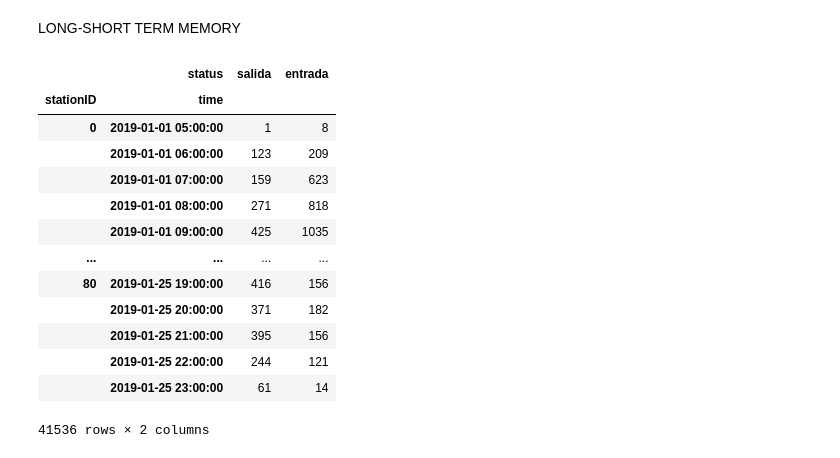
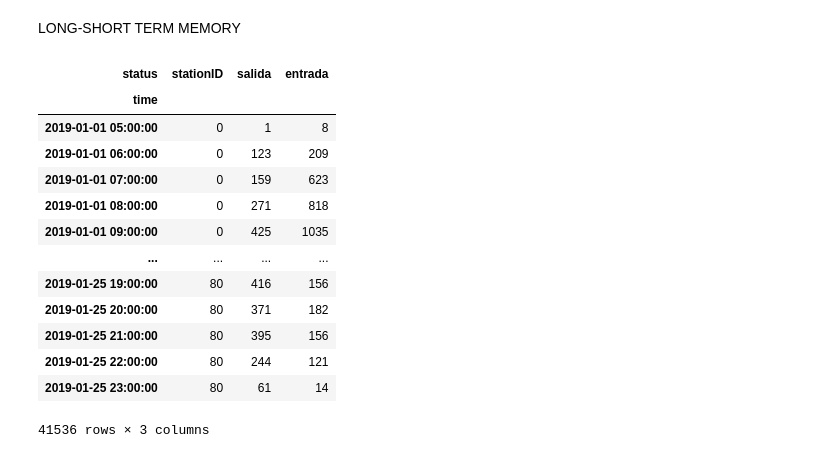
Before and after one commit to quiquecueto/TFM-Intelligent-Systems, a Jupyter notebook: TFM_project.ipynb, the cells around one changed output. Drawn from its saved outputs; the diff is of its cells as text; code cells hidden in the pictures.

```diff
--- a/TFM_project.ipynb
+++ b/TFM_project.ipynb
@@ -623,19 +629,21 @@ LONG-SHORT TERM MEMORY
 # %%
 lstm_df = records.groupby(['stationID', pd.Grouper(freq='H', level=0), 'status'])['userID'].count().unstack(fill_value=0)
 lstm_df.rename(columns={0: 'salida', 1: 'entrada'}, inplace=True)
+lstm_df.reset_index(inplace=True)
+lstm_df.set_index('time', inplace=True)
 lstm_df
 # %% [output]
-|  | status | salida | entrada |
-| stationID | time |  |  |
-| 0 | 2019-01-01 05:00:00 | 1 | 8 |
-|  | 2019-01-01 06:00:00 | 123 | 209 |
-|  | 2019-01-01 07:00:00 | 159 | 623 |
-|  | 2019-01-01 08:00:00 | 271 | 818 |
-|  | 2019-01-01 09:00:00 | 425 | 1035 |
+| status | stationID | salida | entrada |
+| time |  |  |  |
+| 2019-01-01 05:00:00 | 0 | 1 | 8 |
+| 2019-01-01 06:00:00 | 0 | 123 | 209 |
+| 2019-01-01 07:00:00 | 0 | 159 | 623 |
+| 2019-01-01 08:00:00 | 0 | 271 | 818 |
+| 2019-01-01 09:00:00 | 0 | 425 | 1035 |
 | ... | ... | ... | ... |
-| 80 | 2019-01-25 19:00:00 | 416 | 156 |
-|  | 2019-01-25 20:00:00 | 371 | 182 |
-|  | 2019-01-25 21:00:00 | 395 | 156 |
-|  | 2019-01-25 22:00:00 | 244 | 121 |
-|  | 2019-01-25 23:00:00 | 61 | 14 |
+| 2019-01-25 19:00:00 | 80 | 416 | 156 |
+| 2019-01-25 20:00:00 | 80 | 371 | 182 |
+| 2019-01-25 21:00:00 | 80 | 395 | 156 |
+| 2019-01-25 22:00:00 | 80 | 244 | 121 |
+| 2019-01-25 23:00:00 | 80 | 61 | 14 |
-41536 rows × 2 columns
+41536 rows × 3 columns
```
Also changed, not shown: parts of 8 cells of this notebook.
